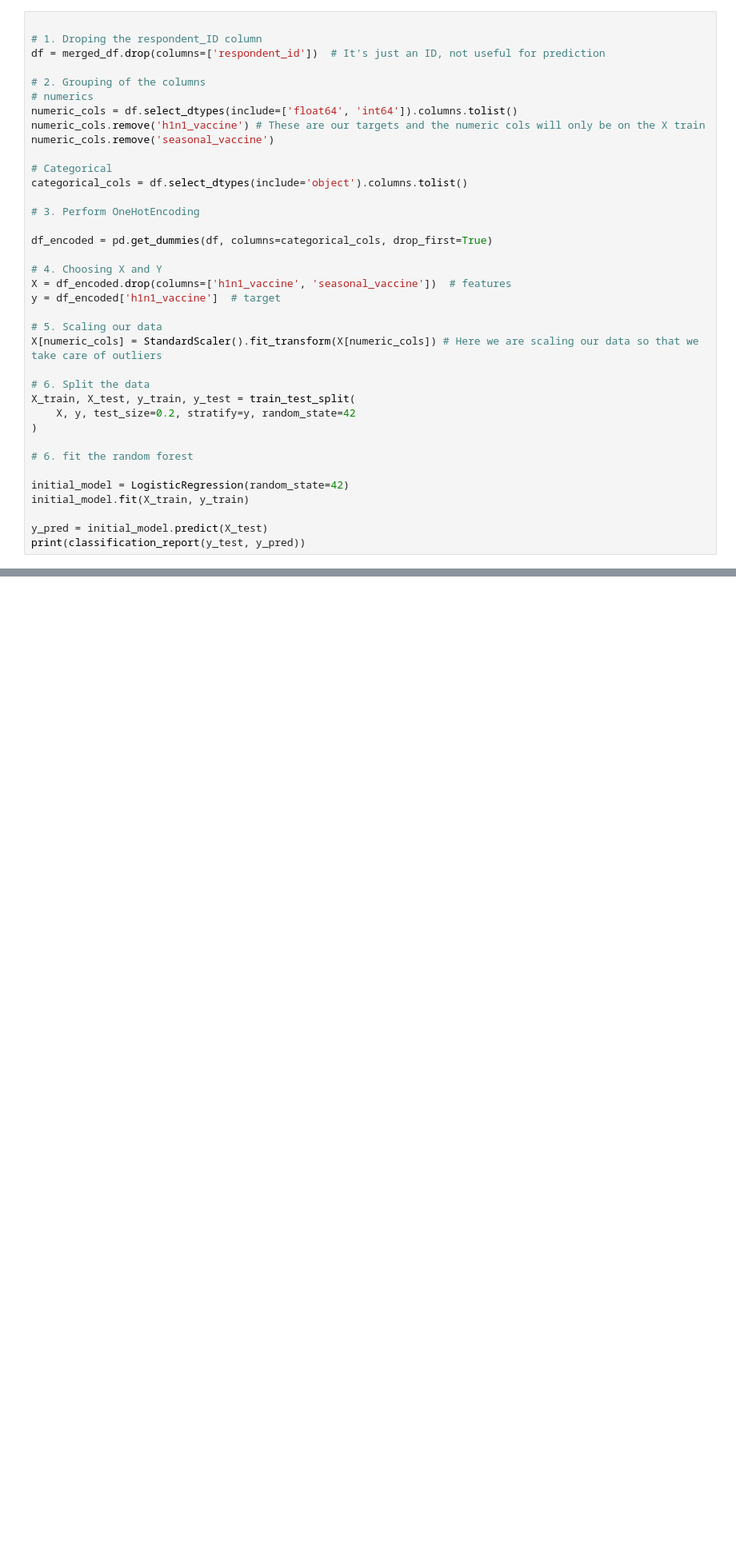
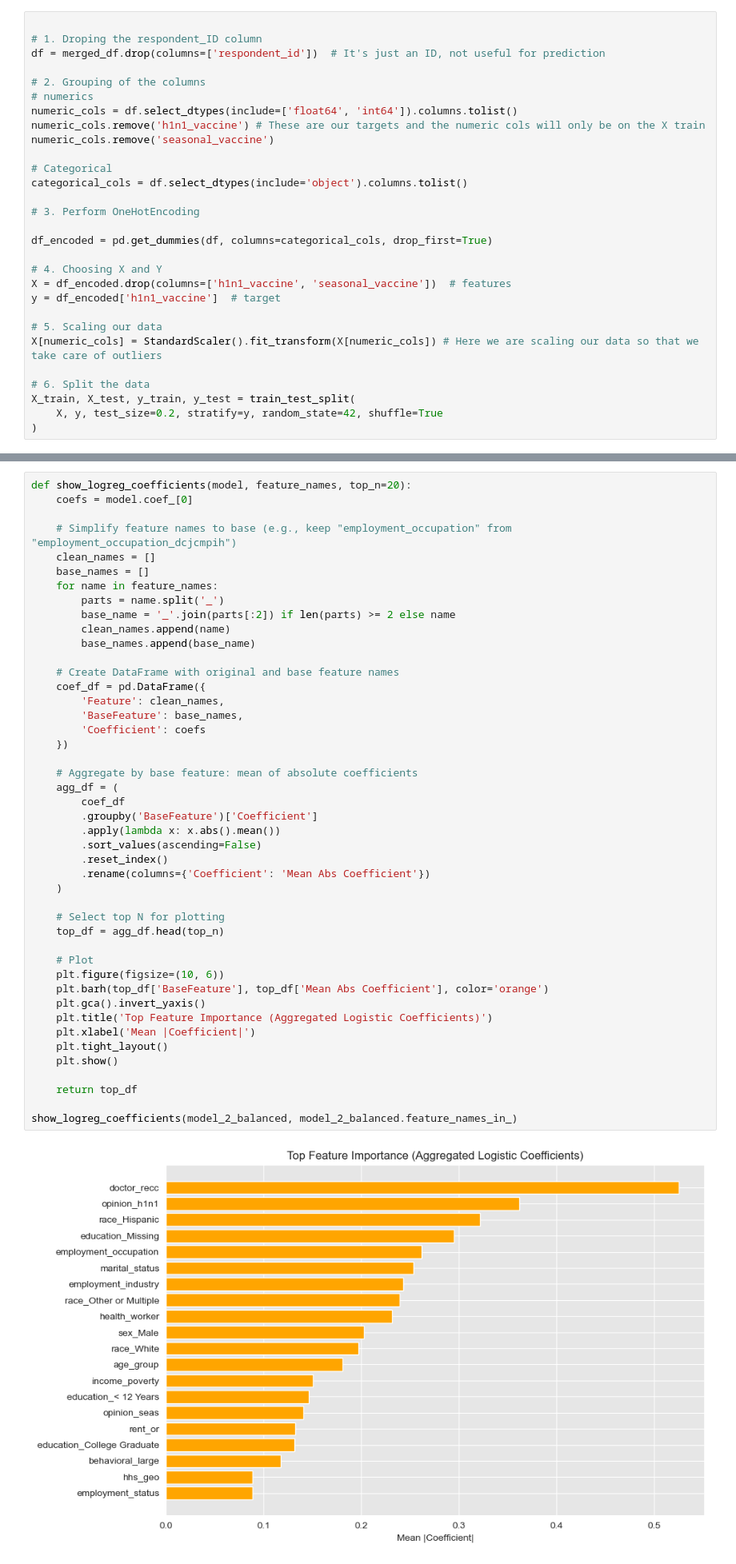
Before and after one commit to jnnjogu/H1N1-influenza, a Jupyter notebook: project.ipynb, the cells around one changed output, grey strips where cells are left out. Shown: that part at 80% size. Saved outputs shown, nothing was run; the diff lists cells and outputs as text; blank space fills up the shorter version.

```diff
--- a/project.ipynb
+++ b/project.ipynb
@@ -485,13 +473,5 @@ X[numeric_cols] = StandardScaler().fit_transform(X[numeric_cols]) # Here we are
 
 # 6. Split the data
 X_train, X_test, y_train, y_test = train_test_split(
-    X, y, test_size=0.2, stratify=y, random_state=42
+    X, y, test_size=0.2, stratify=y, random_state=42, shuffle=True
 )
-
-# 6. fit the random forest
-
-initial_model = LogisticRegression(random_state=42)
-initial_model.fit(X_train, y_train)
-
-y_pred = initial_model.predict(X_test)
-print(classification_report(y_test, y_pred))
@@ -824,0 +957,47 @@ ValueError: could not convert string to float: '18 - 34 Years'
+# %%
+def show_logreg_coefficients(model, feature_names, top_n=20):
+    coefs = model.coef_[0]
+
+    # Simplify feature names to base (e.g., keep "employment_occupation" from "employment_occupation_dcjcmpih")
+    clean_names = []
+    base_names = []
+    for name in feature_names:
+        parts = name.split('_')
+        base_name = '_'.join(parts[:2]) if len(parts) >= 2 else name
+        clean_names.append(name)
+        base_names.append(base_name)
+
+    # Create DataFrame with original and base feature names
+    coef_df = pd.DataFrame({
+        'Feature': clean_names,
+        'BaseFeature': base_names,
+        'Coefficient': coefs
+    })
+
+    # Aggregate by base feature: mean of absolute coefficients
+    agg_df = (
+        coef_df
+        .groupby('BaseFeature')['Coefficient']
+        .apply(lambda x: x.abs().mean())
+        .sort_values(ascending=False)
+        .reset_index()
+        .rename(columns={'Coefficient': 'Mean Abs Coefficient'})
+    )
+
+    # Select top N for plotting
+    top_df = agg_df.head(top_n)
+
+    # Plot
+    plt.figure(figsize=(10, 6))
+    plt.barh(top_df['BaseFeature'], top_df['Mean Abs Coefficient'], color='orange')
+    plt.gca().invert_yaxis()
+    plt.title('Top Feature Importance (Aggregated Logistic Coefficients)')
+    plt.xlabel('Mean |Coefficient|')
+    plt.tight_layout()
+    plt.show()
+
+    return top_df
+
+show_logreg_coefficients(model_2_balanced, model_2_balanced.feature_names_in_)
+# %% [output]
+[figure, added]
```
Also changed, not shown: parts of 54 cells of this notebook.
